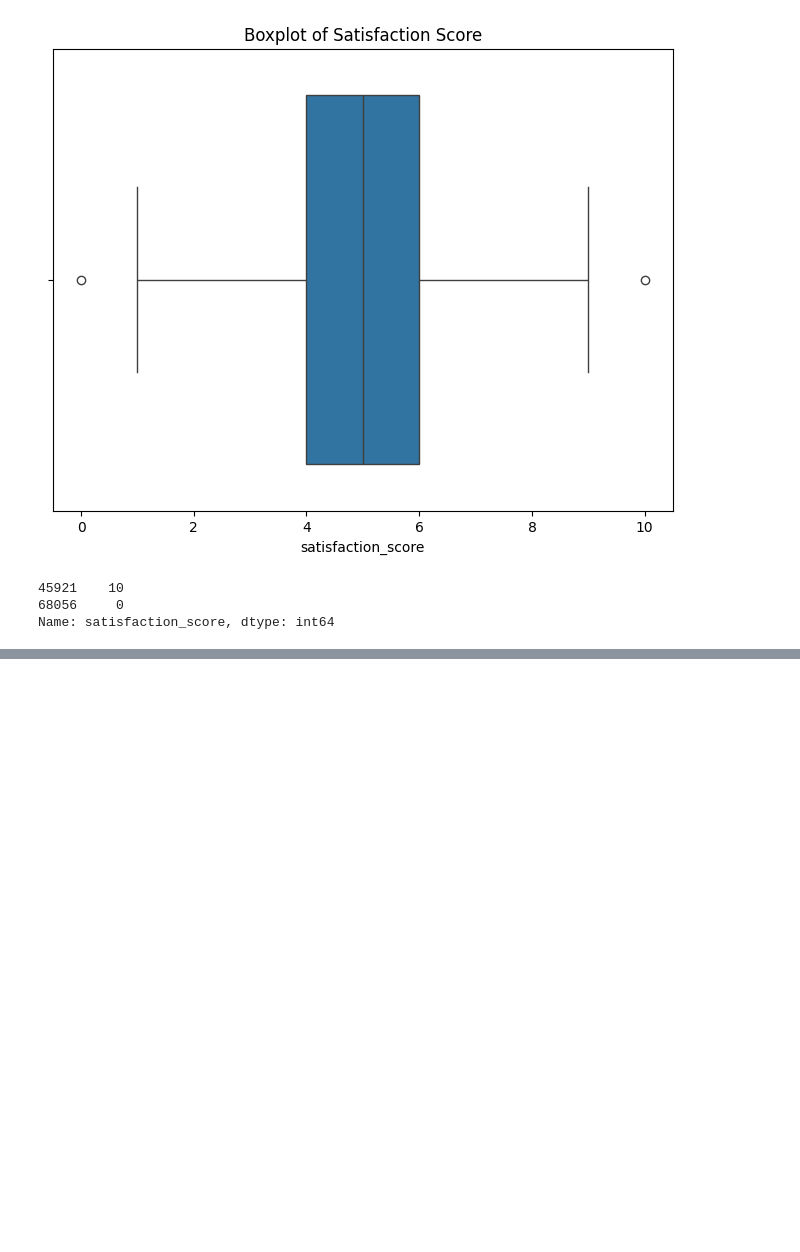
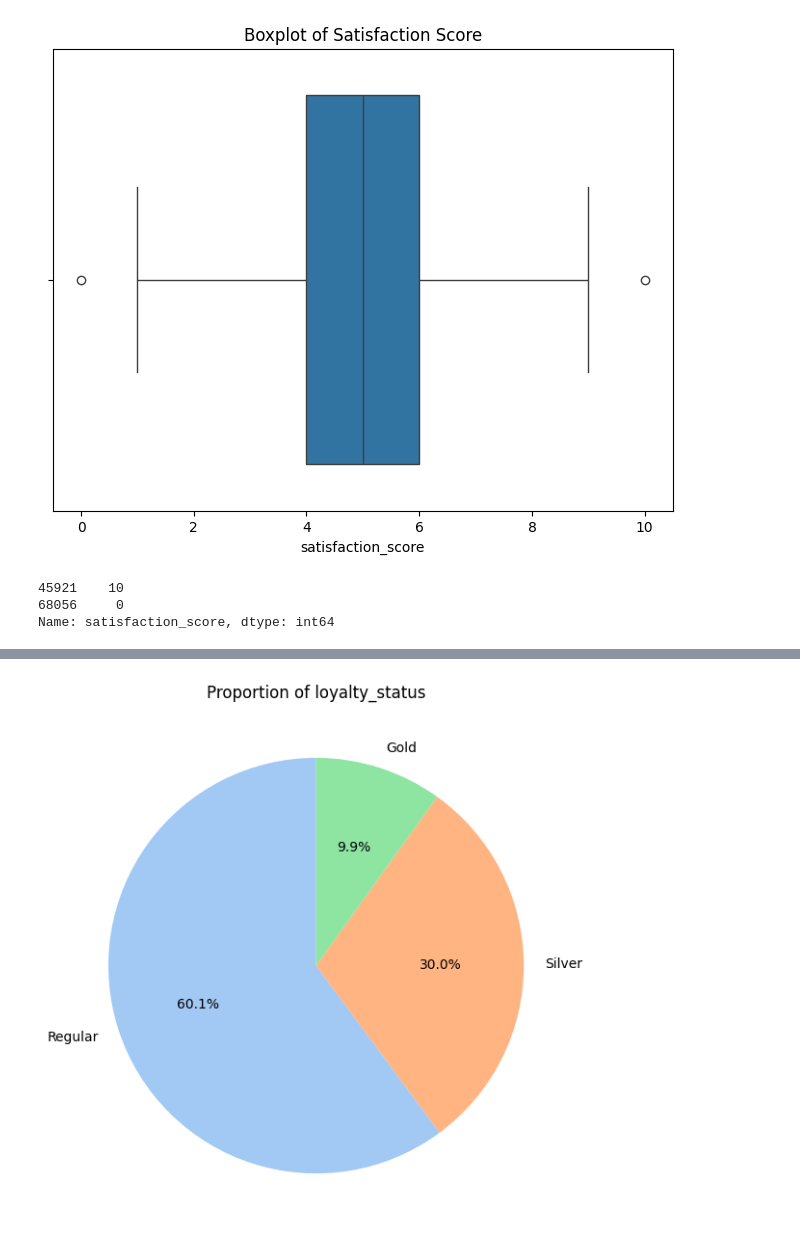
Before and after one commit to BlancJH/Customer-Purchase-Behaviour-Analysis, a Jupyter notebook: models/EDA.ipynb, the cells around one changed output, grey strips where cells are left out. Cells and saved outputs as stored; diff of their text form; code cells hidden in the pictures; blank space fills up the shorter version.

```diff
--- a/models/EDA.ipynb
+++ b/models/EDA.ipynb
@@ -221,0 +244,6 @@ Name: satisfaction_score, dtype: int64
+# %%
+# Loyalty
+
+Visualisation.create_pie_chart(df, 'loyalty_status')
+# %% [output]
+[figure, added]
```
Also changed, not shown: parts of 21 cells of this notebook.
